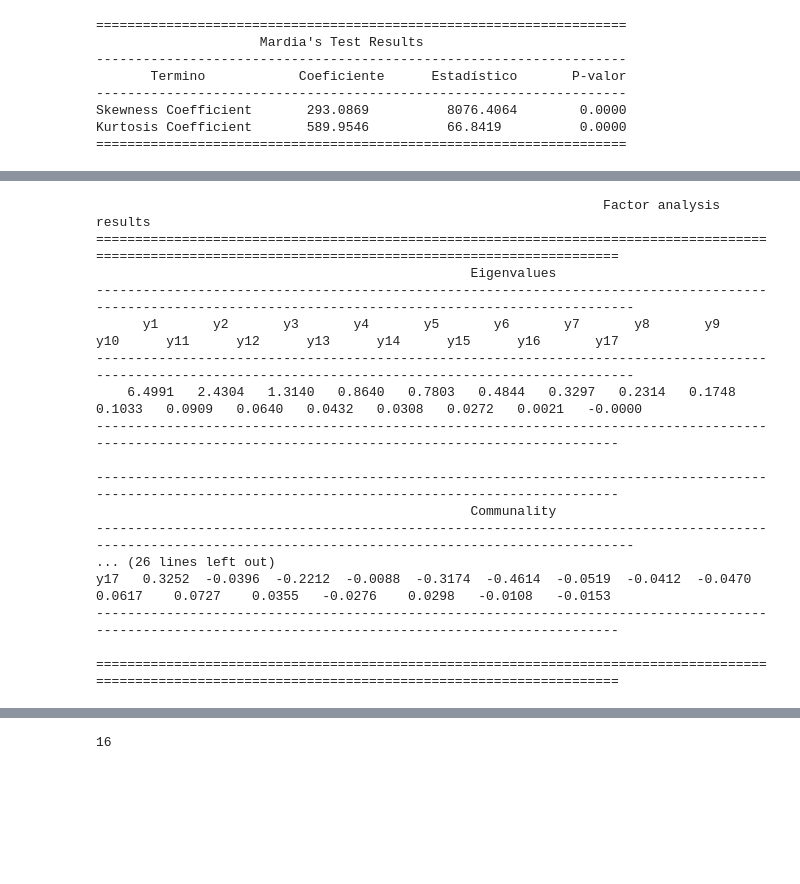
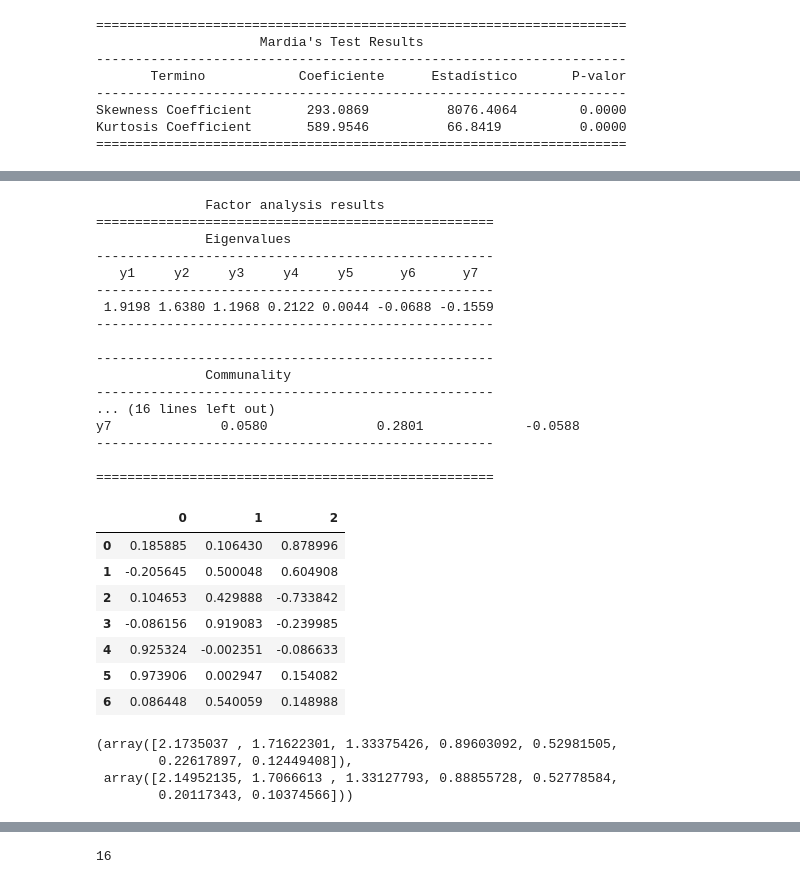
Before and after one commit to DavidGuzzi/MECMT04, a Jupyter notebook: problem_set_5/ps5.ipynb, the cells around one changed output, grey strips where cells are left out. Saved outputs shown, nothing was run; the diff lists cells and outputs as text; code cells hidden in the pictures; blank space fills up the shorter version.

```diff
--- a/problem_set_5/ps5.ipynb
+++ b/problem_set_5/ps5.ipynb
@@ -739,3 +739,15 @@ mardia_test(ndf.values)
 Skewness Coefficient       293.0869          8076.4064        0.0000
 Kurtosis Coefficient       589.9546          66.8419          0.0000
 ====================================================================
+# %%
+import pandas as pd
+import pyreadstat as st
+import pingouin as pg
+import numpy as np
+from tabulate import tabulate
+
+
+path = r"C:\Users\HP\OneDrive\Escritorio\David Guzzi\Github\MECMT04\TP AEM - database.xlsx"
+
+df = pd.read_excel(path)
+df.head(1)
@@ -741,0 +757,3 @@ Kurtosis Coefficient       589.9546          66.8419          0.0000
+# %%
+ndf = df.iloc[:,2:]
+ndf.head(1)
@@ -744,28 +765,55 @@ from statsmodels.multivariate.factor import Factor
 
 
 # Crear el modelo de Factor Analysis
-factor_model = Factor(ndf.values, n_factor=17)
+factor_model = Factor(ndf.values, n_factor=3, method='pa')
 
 # Ajustar el modelo
-factor_result = factor_model.fit(maxiter=70000)
+factor_result = factor_model.fit()
 
 # Imprimir el resumen del análisis de factores
 print(factor_result.summary())
 # %% [output]
-                                                                 Factor analysis results
-=========================================================================================================================================================
-                                                Eigenvalues
------------------------------------------------------------------------------------------------------------------------------------------------------------
-      y1       y2       y3       y4       y5       y6       y7       y8       y9      y10      y11      y12      y13      y14      y15      y16       y17
------------------------------------------------------------------------------------------------------------------------------------------------------------
-    6.4991   2.4304   1.3140   0.8640   0.7803   0.4844   0.3297   0.2314   0.1748   0.1033   0.0909   0.0640   0.0432   0.0308   0.0272   0.0021   -0.0000
----------------------------------------------------------------------------------------------------------------------------------------------------------
+              Factor analysis results
+===================================================
+              Eigenvalues
+---------------------------------------------------
+   y1     y2     y3     y4     y5      y6      y7
+---------------------------------------------------
+ 1.9198 1.6380 1.1968 0.2122 0.0044 -0.0688 -0.1559
+---------------------------------------------------
 
----------------------------------------------------------------------------------------------------------------------------------------------------------
-                                                Communality
------------------------------------------------------------------------------------------------------------------------------------------------------------
-... (26 lines left out)
-y17   0.3252  -0.0396  -0.2212  -0.0088  -0.3174  -0.4614  -0.0519  -0.0412  -0.0470   0.0617    0.0727    0.0355   -0.0276    0.0298   -0.0108   -0.0153
----------------------------------------------------------------------------------------------------------------------------------------------------------
+---------------------------------------------------
+              Communality
+---------------------------------------------------
+... (16 lines left out)
+y7              0.0580              0.2801             -0.0588
+---------------------------------------------------
 
-=========================================================================================================================================================
+===================================================
+# %%
+import pandas as pd
+import numpy as np
+from factor_analyzer import FactorAnalyzer
+
+fa = FactorAnalyzer(n_factors=3, method='principal')
+fa.fit(ndf)
+
+
+# Print factor loadings
+pd.DataFrame(fa.loadings_)
+# %% [output]
+|  | 0 | 1 | 2 |
+| 0 | 0.185885 | 0.106430 | 0.878996 |
+| 1 | -0.205645 | 0.500048 | 0.604908 |
+| 2 | 0.104653 | 0.429888 | -0.733842 |
+| 3 | -0.086156 | 0.919083 | -0.239985 |
+| 4 | 0.925324 | -0.002351 | -0.086633 |
+| 5 | 0.973906 | 0.002947 | 0.154082 |
+| 6 | 0.086448 | 0.540059 | 0.148988 |
+# %%
+fa.get_eigenvalues()
+# %% [output]
+(array([2.1735037 , 1.71622301, 1.33375426, 0.89603092, 0.52981505,
+        0.22617897, 0.12449408]),
+ array([2.14952135, 1.7066613 , 1.33127793, 0.88855728, 0.52778584,
+        0.20117343, 0.10374566]))
```
Also changed, not shown: parts of 3 cells of this notebook.
